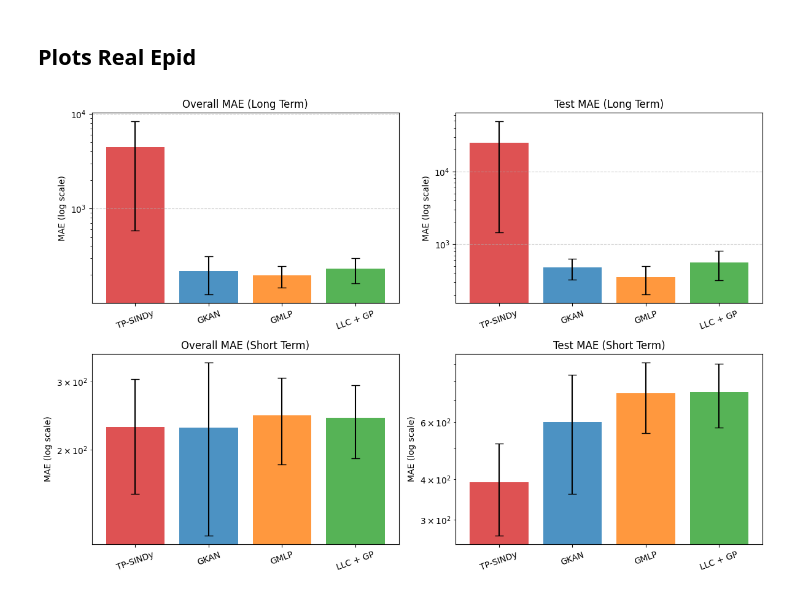
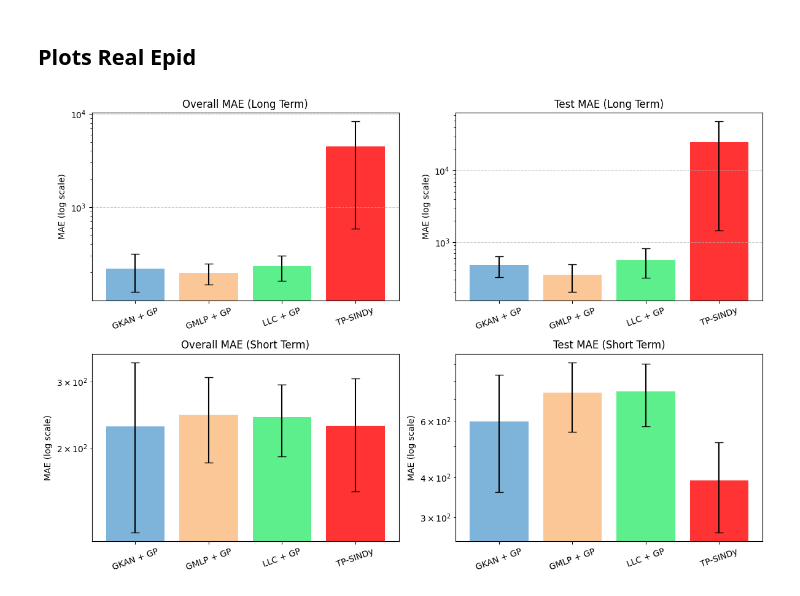
Before and after one commit to riccardocappi/Kan-for-Interpretable-Graph-Dynamics, a Jupyter notebook: plots.ipynb, the cells around one changed output. Drawn from its saved outputs; the diff is of its cells as text; code cells hidden in the pictures.

Commit message:
More plots

```diff
--- a/plots.ipynb
+++ b/plots.ipynb
@@ -84,7 +84,7 @@ for i in range(len(dynamics)):
                  yerr=log_std_gkan[i], fmt=markers[i],
                  color='blue', label=None,
                  capsize=4)
-    plt.text(gkan_params[i]*1.05, gkan_losses[i]*1.05, dynamics[i],
+    plt.text(gkan_params[i]*1.05, gkan_losses[i]*0.9, dynamics[i],
              fontsize=9, color='blue')
 
     # Plot MPNN (GMLP) with error bars
@@ -92,7 +92,7 @@ for i in range(len(dynamics)):
                  yerr=log_std_mpnn[i], fmt=markers[i],
                  color='orange', label=None,
                  capsize=4)
-    plt.text(mpnn_params[i]*1.05, mpnn_losses[i]*1.05, dynamics[i],
+    plt.text(mpnn_params[i]*1.05, mpnn_losses[i]*0.9, dynamics[i],
              fontsize=9, color='orange')
 
     # LLC-GP with error bars
@@ -100,7 +100,7 @@ for i in range(len(dynamics)):
                  yerr=log_std_llc[i], fmt=markers[i],
                  color='green', label=None,
                  capsize=4)
-    plt.text(llc_params[i]*1.05, llc_losses[i]*1.05, dynamics[i],
+    plt.text(llc_params[i]*1.05, llc_losses[i]*0.9, dynamics[i],
              fontsize=9, color='green')
 
 # Add one legend entry for each model
@@ -111,8 +111,8 @@ plt.errorbar([], [], color='green', label='LLC')
 plt.xscale('log')
 plt.yscale('log')
 plt.xlabel('Number of Parameters (log scale)')
-plt.ylabel('MAE (log scale)')
-plt.title('GKAN-ODE vs GMLP-ODE: MAE vs Parameters for Different Dynamics')
+plt.ylabel('Test MAE (log scale)')
+plt.title('MAE vs. Number of Parameters')
 plt.legend()
 plt.grid(True, which='both', ls='--', linewidth=0.5)
 plt.tight_layout()
@@ -1530,59 +1647,59 @@ def plot_bar_with_errors(data_dict, use_std=True, log_scale=True, epsilon=1e-5):
 # %%
 tables = {
     "Overall MAE (Long Term)": {
-        "TP-SINDy": [12133.45, 592.07, 573.42],
-        "GKAN": [409.19, 132.63, 115.09],
-        "GMLP": [295.48, 165.40, 130.71],
+        "GKAN + GP": [409.19, 132.63, 115.09],
+        "GMLP + GP": [295.48, 165.40, 130.71],
         "LLC + GP": [371.19, 168.82, 156.94],
+        "TP-SINDy": [12133.45, 592.07, 573.42]
     },
     "Test MAE (Long Term)": {
-        "TP-SINDy": [72641.24, 1576.14, 1349.82],
-        "GKAN": [773.17, 271.81, 384.39],
-        "GMLP": [640.31, 210.56, 193.83],
+        "GKAN + GP": [773.17, 271.81, 384.39],
+        "GMLP + GP": [640.31, 210.56, 193.83],
         "LLC + GP": [991.14, 567.99, 137.49],
+        "TP-SINDy": [72641.24, 1576.14, 1349.82]
     },
     "Overall MAE (Short Term)": {
-        "TP-SINDy": [345.18, 86.95, 256.10],
-        "GKAN": [444.17, 139.88, 100.70],
-        "GMLP": [334.75, 275.66, 125.98],
+        "GKAN + GP": [444.17, 139.88, 100.70],
+        "GMLP + GP": [334.75, 275.66, 125.98],
         "LLC + GP": [334.60, 236.02, 154.96],
+        "TP-SINDy": [345.18, 86.95, 256.10]
     },
     "Test MAE (Short Term)": {
+        "GKAN + GP": [1073.45, 396.37, 325.02],
+        "GMLP + GP": [978.90, 838.70, 383.81],
+        "LLC + GP": [1049.91, 677.13, 495.01],
         "TP-SINDy": [626.85, 210.92, 337.05],
-        "GKAN": [1073.45, 396.37, 325.02],
-        "GMLP": [978.90, 838.70, 383.81],
-        "LLC + GP": [1049.91, 677.13, 495.01],
     },
 }
 models = list(next(iter(tables.values())).keys())
-colors = ["tab:red", "tab:blue", "tab:orange", "tab:green"]
+colors = ["#5fa2d1", "#fcb97d", "#34eb6e", "red"]
 
 # Plot
 fig, axes = plt.subplots(2, 2, figsize=(12, 8))
 axes = axes.flatten()
 
 for i, (title, data) in enumerate(tables.items()):
     ax = axes[i]
 
     means = []
     errors = []
     for model in models:
         values = np.array(data[model])
         mean_val = np.mean(values)
         std_error = np.std(values, ddof=1) / np.sqrt(len(values))  # standard error
         means.append(mean_val)
         errors.append(std_error)
 
     x = np.arange(len(models))
     ax.bar(x, means, yerr=errors, capsize=5, color=colors, alpha=0.8)
     ax.set_xticks(x)
     ax.set_xticklabels(models, rotation=20)
     ax.set_ylabel("MAE (log scale)")
     ax.set_yscale("log")
     ax.set_title(title)
     ax.grid(axis="y", linestyle="--", alpha=0.6)
 
 plt.tight_layout()
 plt.show()
 # %% [output]
-[figure, old version]
+[figure, new version]
```
Also changed, not shown: parts of 6 cells of this notebook, 11 other files.
